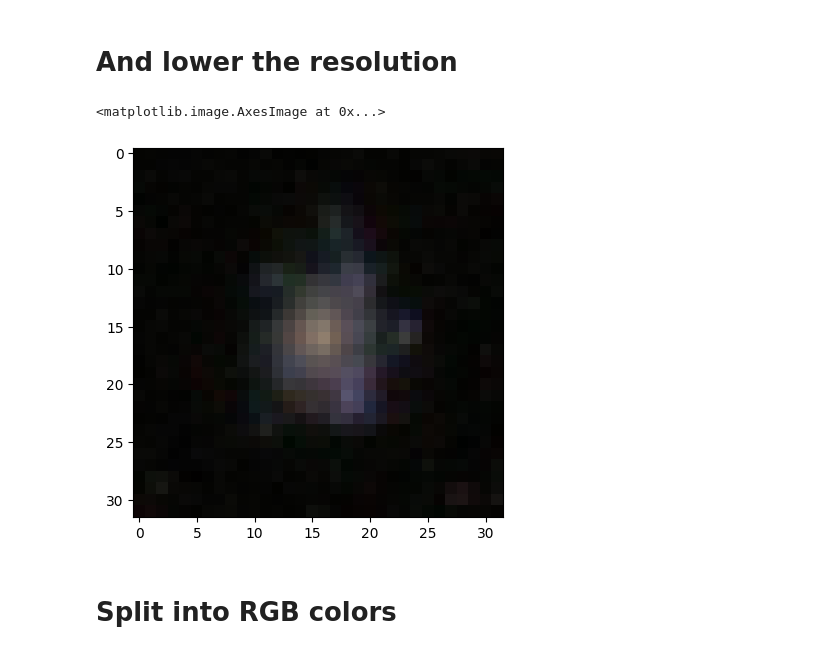
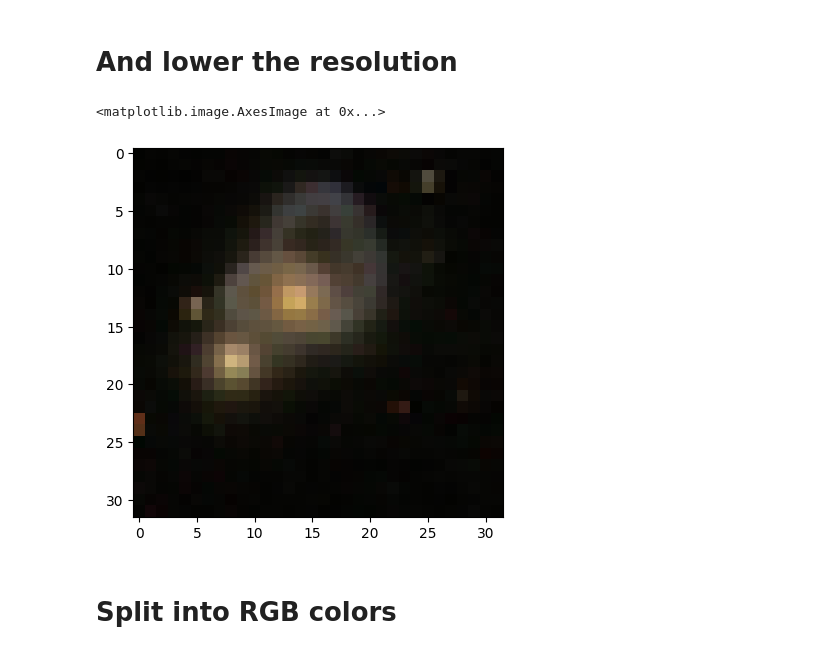
Before and after one commit to csabiu/KAML-2025, a Jupyter notebook: KAML_images.ipynb, the cells around one changed output. Drawn from its saved outputs; the diff is of its cells as text; code cells hidden in the pictures.

```diff
--- a/KAML_images.ipynb
+++ b/KAML_images.ipynb
@@ -56,10 +75,11 @@ plt.imshow(jpgfile.crop((84,84,340,340)))
 # And lower the resolution
 # %%
 target_size = 32
-plt.imshow(jpgfile.crop((112,112,312,312)).resize((target_size,target_size),Image.Resampling.LANCZOS))
+#plt.imshow(jpgfile.crop((112,112,312,312)).resize((target_size,target_size),Image.Resampling.LANCZOS))
+plt.imshow(cropped_image.resize((target_size,target_size),Image.Resampling.LANCZOS))
 # %% [output]
 <matplotlib.image.AxesImage at 0x...>
-[figure, old version]
+[figure, new version]
 # %% [markdown]
 # Split into RGB colors
 # %%
```
Also changed, not shown: parts of 6 cells of this notebook.
